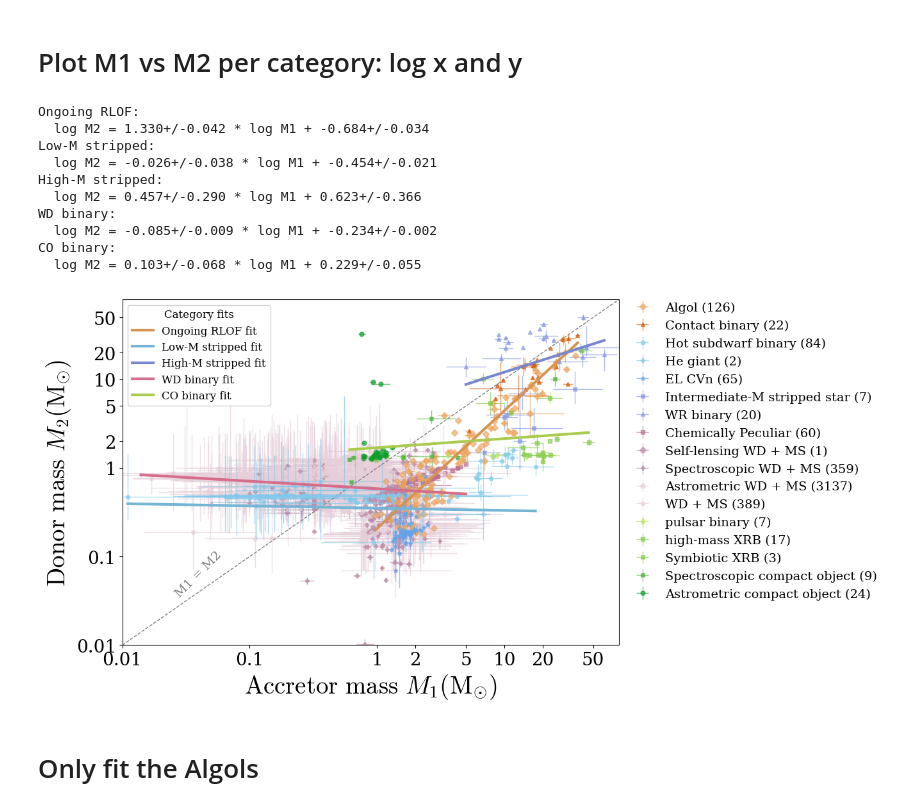
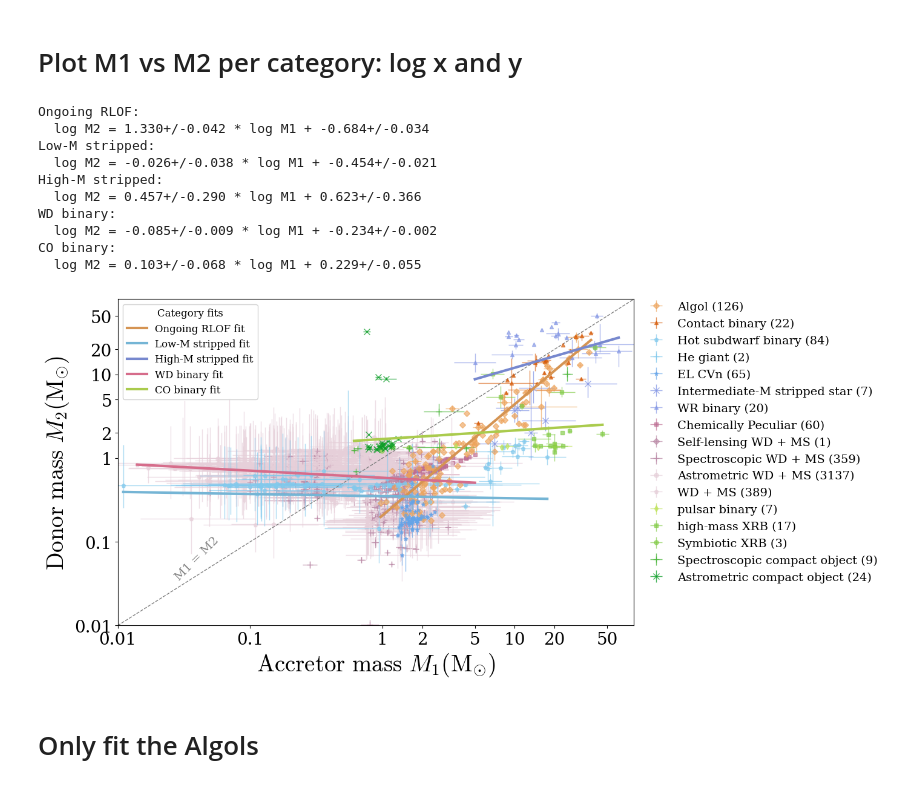
Before and after one commit to binary-observations/post_mt_catalog, a Jupyter notebook: code/data_analysis/M1_M2_analysis.ipynb, the cells around one changed output. Cells and saved outputs as stored; diff of their text form; code cells hidden in the pictures.

Commit message:
adding all the post AGB systems

```diff
--- a/code/data_analysis/M1_M2_analysis.ipynb
+++ b/code/data_analysis/M1_M2_analysis.ipynb
@@ -142,7 +142,15 @@ display(catalog_df)
 # %%
 # System-class colours and symbols — imported from the shared module.
 # Edit code/data_analysis/Category_dict.py to change colours/symbols everywhere.
-from Category_dict import SYSTEM_CLASS_MAP, STYLE_MAP, COLORMAP, SYMBOLMAP
+import importlib
+import Category_dict as category_dict
+
+importlib.reload(category_dict)  # Pick up latest edits without restarting the kernel
+
+SYSTEM_CLASS_MAP = category_dict.SYSTEM_CLASS_MAP
+STYLE_MAP = category_dict.STYLE_MAP
+COLORMAP = category_dict.COLORMAP
+SYMBOLMAP = category_dict.SYMBOLMAP
 # %%
 # Helper function to increase darkness of a color
 def darken_color(color, factor=0.7):
@@ -177,7 +185,7 @@ def darken_color(color, factor=0.7):
 # %% [markdown]
 # Plot M1 vs M2 per category: log x and y
 # %%
-fig, ax = plt.subplots(figsize=(10, 7))
+fig, ax = plt.subplots(figsize=(10, 6.5))
 
 plot_df = catalog_df.copy()
 
@@ -202,9 +210,11 @@ plotly_to_mpl_marker = {
     'diamond': 'D',
     'diamond-open': 'D',
     'diamond-tall': 'd',
-    'cross': 'P',
-    'cross-dot': 'P',
-    'x': 'X',
+    'cross': '+',
+    'cross-dot': '+',
+    'plus': '+',
+    '+': '+',
+    'x': 'x',
     'triangle-up': '^',
     'triangle-up-open': '^',
     'star': '*',
@@ -236,8 +246,10 @@ for system_class in STYLE_MAP.keys():
         sub['log_M1'], sub['log_M2'],
         xerr=[sub['M1_err_minus_log'], sub['M1_err_plus_log']],
         yerr=[sub['M2_err_minus_log'], sub['M2_err_plus_log']],
-        fmt=marker_mpl, ms=5, c=color, ecolor=color, elinewidth=1, capsize=0,
-        alpha=0.65, zorder=zoder,
+        fmt=marker_mpl, ms=7 if marker_mpl in ['+', 'x'] else 5,
+        c=color, ecolor=color, elinewidth=1, capsize=0,
+        alpha=0.75 if marker_mpl in ['+', 'x'] else 0.65,
+        zorder=zoder,
         label=f"{system_class} ({len(sub)})"
     )
     class_handles.append(class_plot)
@@ -279,7 +291,7 @@ for category, systems in SYSTEM_CLASS_MAP.items():
 
 # Show x=y line for reference in log space
 ax.plot(np.linspace(-2, 2), np.linspace(-2, 2), color='gray', linestyle='--', linewidth=1)
-ax.text(-1.4, -1.2, 'M1 = M2', color='gray', fontsize=14, ha='center', va='center', rotation=45)
+ax.text(-1.4, -1.2, 'M1 = M2', color='gray', fontsize=16, ha='center', va='center', rotation=45)
 
 # Write x and y ticks in non-log values
 ax.set_xticks([-2, -1, 0, np.log10(2), np.log10(5), 1, np.log10(20), np.log10(50)])
@@ -298,34 +310,34 @@ legend_fits = ax.legend(
     )
 
 legend_classes = ax.legend(
     handles=class_handles,
     fontsize=14, ncols=1,
     bbox_to_anchor=(0.9, 0.9), loc='upper left',
     bbox_transform=fig.transFigure, framealpha=0. )
 
 ax.add_artist(legend_fits)
 
 # Plot formatting
 plt.xlim(-2, 1.9)
 plt.ylim(-2, 1.9)
 plt.xlabel('$\mathrm{Accretor \ mass} \ M_1 \mathrm{(M_{\odot})}$', fontsize=28)
 plt.ylabel('$\mathrm{Donor \ mass} \ M_2 \mathrm{(M_{\odot})}$', fontsize=28)
 
 # plt.savefig(LATEX_PLOT_DIR / 'M1_M2_log_fit.pdf', bbox_inches='tight')
 plt.savefig(PLOTS_DIR / 'M1_M2_log_fit.pdf', bbox_inches='tight')
 plt.show()
 # %% [output]
 Ongoing RLOF:
   log M2 = 1.330+/-0.042 * log M1 + -0.684+/-0.034
 Low-M stripped:
   log M2 = -0.026+/-0.038 * log M1 + -0.454+/-0.021
 High-M stripped:
   log M2 = 0.457+/-0.290 * log M1 + 0.623+/-0.366
 WD binary:
   log M2 = -0.085+/-0.009 * log M1 + -0.234+/-0.002
 CO binary:
   log M2 = 0.103+/-0.068 * log M1 + 0.229+/-0.055
-[figure, old version]
+[figure, new version]
 # %% [markdown]
 # Only fit the Algols
 # %%
```
Also changed, not shown: parts of 2 cells of this notebook, 17 other files.
